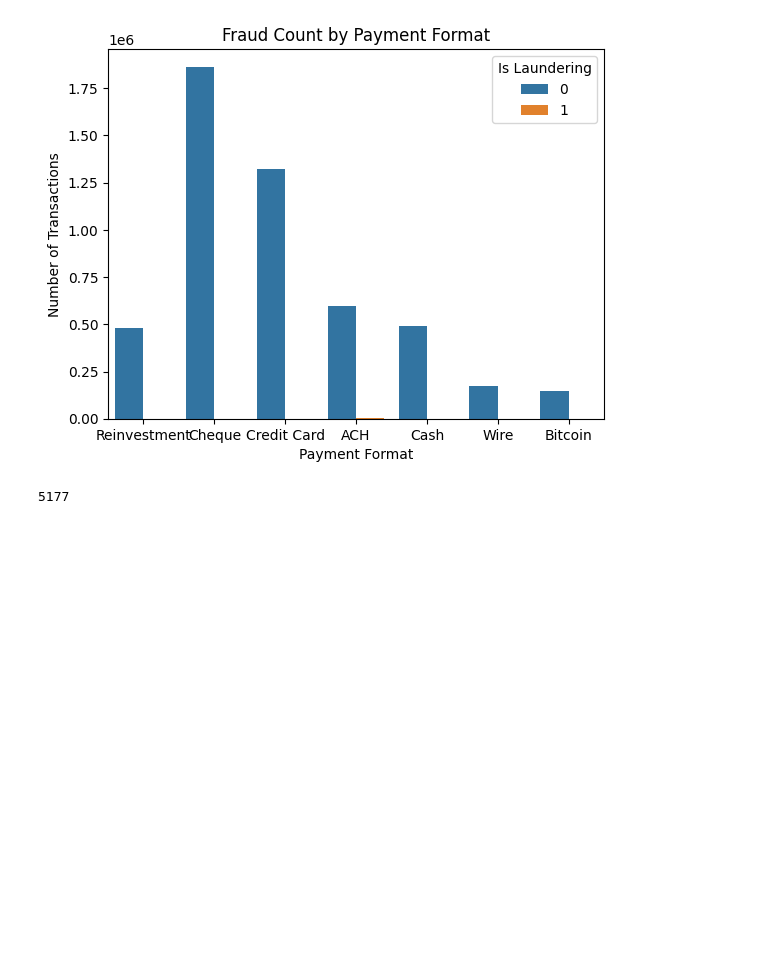
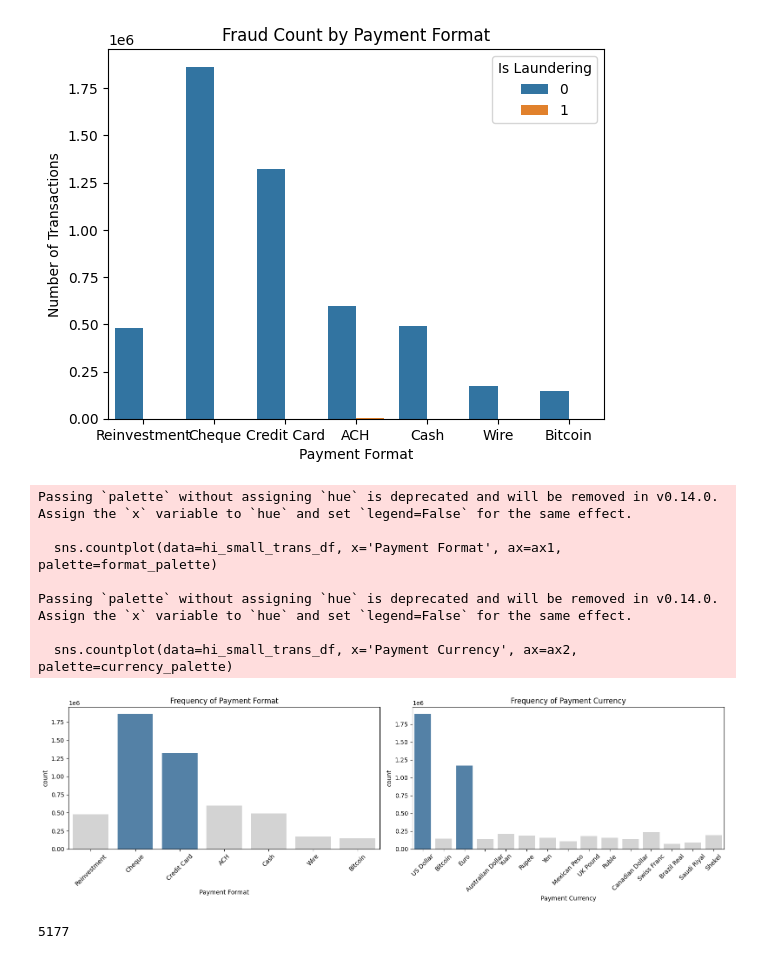
Before and after one commit to calebhadley1/Module-B-semester-2, a Jupyter notebook: Milestone 3 EDA/ibm_eda.ipynb, the cells around one changed output. Cells and saved outputs as stored; diff of their text form; code cells hidden in the pictures; blank space fills up the shorter version.

```diff
--- a/Milestone 3 EDA/ibm_eda.ipynb
+++ b/Milestone 3 EDA/ibm_eda.ipynb
@@ -748,6 +819,41 @@ plt.ylabel('Number of Transactions')
 plt.show()
 # %% [output]
 [figure]
+# %%
+# Define what you want to highlight
+highlight_formats = ['Cheque', 'Credit Card']
+highlight_currencies = ['US Dollar', 'Euro']
+
+fig, (ax1, ax2) = plt.subplots(1, 2, figsize=(16, 5))
+
+# 1. Plot for Payment Format
+# Create a palette: highlight color vs default color
+format_palette = {val: "steelblue" if val in highlight_formats else "lightgray"
+                  for val in hi_small_trans_df['Payment Format'].unique()}
+
+sns.countplot(data=hi_small_trans_df, x='Payment Format', ax=ax1, palette=format_palette)
+ax1.set_title('Frequency of Payment Format')
+ax1.tick_params(axis='x', rotation=45)
+
+# 2. Plot for Payment Currency
+currency_palette = {val: "steelblue" if val in highlight_currencies else "lightgray"
+                    for val in hi_small_trans_df['Payment Currency'].unique()}
+
+sns.countplot(data=hi_small_trans_df, x='Payment Currency', ax=ax2, palette=currency_palette)
+ax2.set_title('Frequency of Payment Currency')
+ax2.tick_params(axis='x', rotation=45)
+
+plt.tight_layout()
+plt.savefig("ibm_figs/payment_format_and_currency.png")
+# %% [output]
+Passing `palette` without assigning `hue` is deprecated and will be removed in v0.14.0. Assign the `x` variable to `hue` and set `legend=False` for the same effect.
+
+  sns.countplot(data=hi_small_trans_df, x='Payment Format', ax=ax1, palette=format_palette)
+
+Passing `palette` without assigning `hue` is deprecated and will be removed in v0.14.0. Assign the `x` variable to `hue` and set `legend=False` for the same effect.
+
+  sns.countplot(data=hi_small_trans_df, x='Payment Currency', ax=ax2, palette=currency_palette)
+[figure, added]
 # %%
 len(hi_small_trans_df[(hi_small_trans_df['Payment Currency'] == hi_small_trans_df['Receiving Currency']) & (hi_small_trans_df['Is Laundering'] == 1)])
 # %% [output]
```
Also changed, not shown: parts of 11 cells of this notebook, 6 other files.
